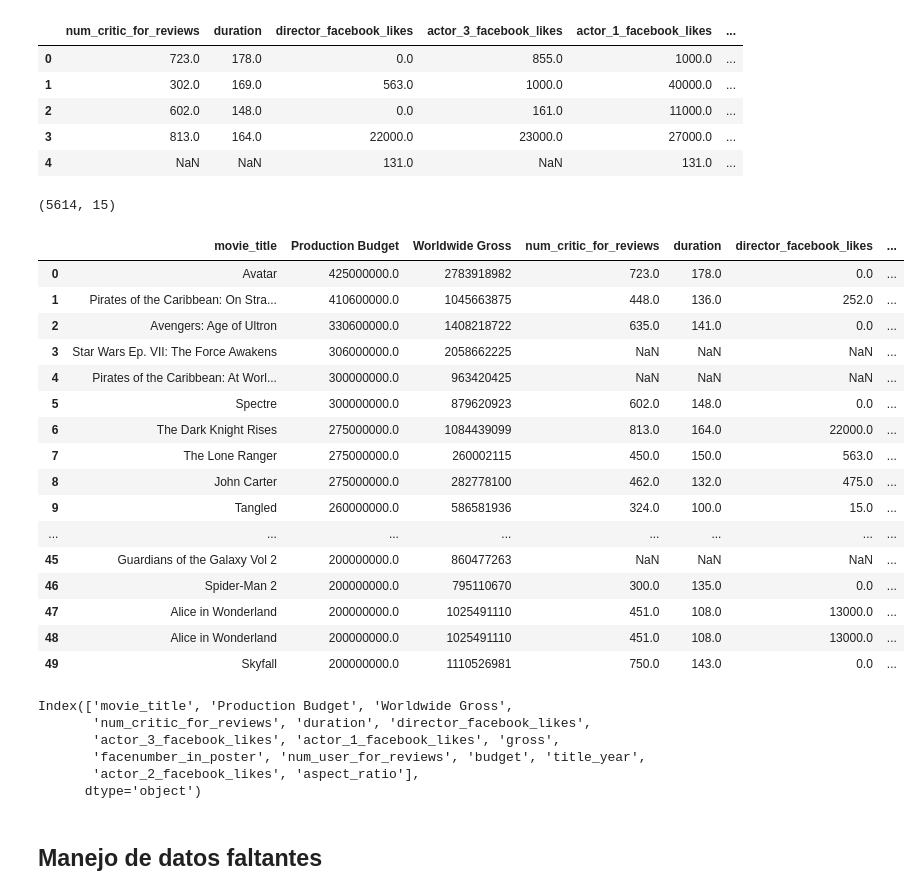
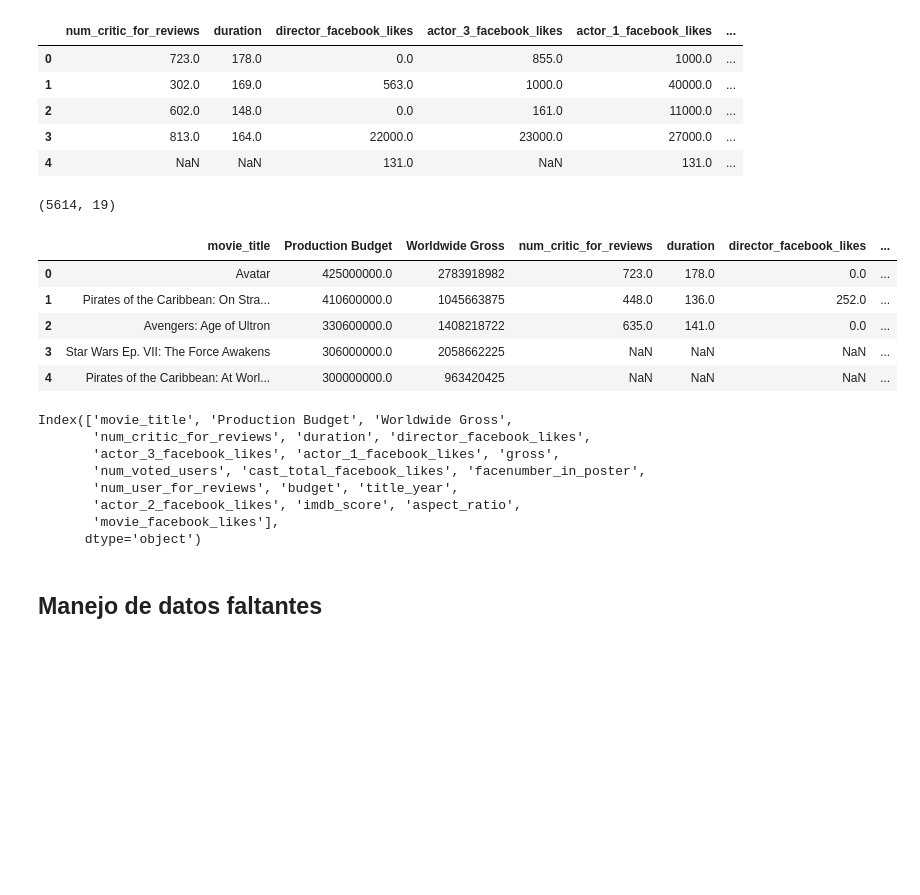
Before and after one commit to WillArevalo/Curso-de-Machine-Learning-Aplicado-con-Python, a Jupyter notebook: 11-12-13-14-15 - Cargar los datos necesarios para el proyecto-Inspección de los tipos de datos.ipynb, the cells around one changed output. Saved outputs shown, nothing was run; the diff lists cells and outputs as text; code cells hidden in the pictures; blank space fills up the shorter version.

```diff
--- a/11-12-13-14-15 - Cargar los datos necesarios para el proyecto-Inspección de los tipos de datos.ipynb
+++ b/11-12-13-14-15 - Cargar los datos necesarios para el proyecto-Inspección de los tipos de datos.ipynb
@@ -247,7 +247,7 @@ aspect_ratio                 False
 movie_facebook_likes         False
 dtype: bool
 # %%
-num = (movies.dtypes == float) | (movies.dtypes == int)
+num = (movies.dtypes == float) | (movies.dtypes == 'int64')
 num
 # %% [output]
 color                        False
@@ -656,35 +662,26 @@ movies_v2 = pd.merge(financials,movies_num,on='movie_title',how='left')
 #Por lo que le hicimos un merge y se conserva la informacion de movies_num, y se pasa la de financials
 movies_v2.shape
 # %% [output]
-(5614, 15)
+(5614, 19)
 # %%
-movies_v2.head(50)
+movies_v2.head()
 # %% [output]
 |  | movie_title | Production Budget | Worldwide Gross | num_critic_for_reviews | duration | director_facebook_likes | ... |
 | 0 | Avatar | 425000000.0 | 2783918982 | 723.0 | 178.0 | 0.0 | ... |
 | 1 | Pirates of the Caribbean: On Stra... | 410600000.0 | 1045663875 | 448.0 | 136.0 | 252.0 | ... |
 | 2 | Avengers: Age of Ultron | 330600000.0 | 1408218722 | 635.0 | 141.0 | 0.0 | ... |
 | 3 | Star Wars Ep. VII: The Force Awakens | 306000000.0 | 2058662225 | NaN | NaN | NaN | ... |
 | 4 | Pirates of the Caribbean: At Worl... | 300000000.0 | 963420425 | NaN | NaN | NaN | ... |
-| 5 | Spectre | 300000000.0 | 879620923 | 602.0 | 148.0 | 0.0 | ... |
-| 6 | The Dark Knight Rises | 275000000.0 | 1084439099 | 813.0 | 164.0 | 22000.0 | ... |
-| 7 | The Lone Ranger | 275000000.0 | 260002115 | 450.0 | 150.0 | 563.0 | ... |
-| 8 | John Carter | 275000000.0 | 282778100 | 462.0 | 132.0 | 475.0 | ... |
-| 9 | Tangled | 260000000.0 | 586581936 | 324.0 | 100.0 | 15.0 | ... |
-| ... | ... | ... | ... | ... | ... | ... | ... |
-| 45 | Guardians of the Galaxy Vol 2 | 200000000.0 | 860477263 | NaN | NaN | NaN | ... |
-| 46 | Spider-Man 2 | 200000000.0 | 795110670 | 300.0 | 135.0 | 0.0 | ... |
-| 47 | Alice in Wonderland | 200000000.0 | 1025491110 | 451.0 | 108.0 | 13000.0 | ... |
-| 48 | Alice in Wonderland | 200000000.0 | 1025491110 | 451.0 | 108.0 | 13000.0 | ... |
-| 49 | Skyfall | 200000000.0 | 1110526981 | 750.0 | 143.0 | 0.0 | ... |
 # %%
 movies_v2.columns
 # %% [output]
 Index(['movie_title', 'Production Budget', 'Worldwide Gross',
        'num_critic_for_reviews', 'duration', 'director_facebook_likes',
        'actor_3_facebook_likes', 'actor_1_facebook_likes', 'gross',
-       'facenumber_in_poster', 'num_user_for_reviews', 'budget', 'title_year',
-       'actor_2_facebook_likes', 'aspect_ratio'],
+       'num_voted_users', 'cast_total_facebook_likes', 'facenumber_in_poster',
+       'num_user_for_reviews', 'budget', 'title_year',
+       'actor_2_facebook_likes', 'imdb_score', 'aspect_ratio',
+       'movie_facebook_likes'],
       dtype='object')
 # %% [markdown]
 ## Manejo de datos faltantes
```
Also changed, not shown: parts of 12 cells of this notebook, 7 other files.
